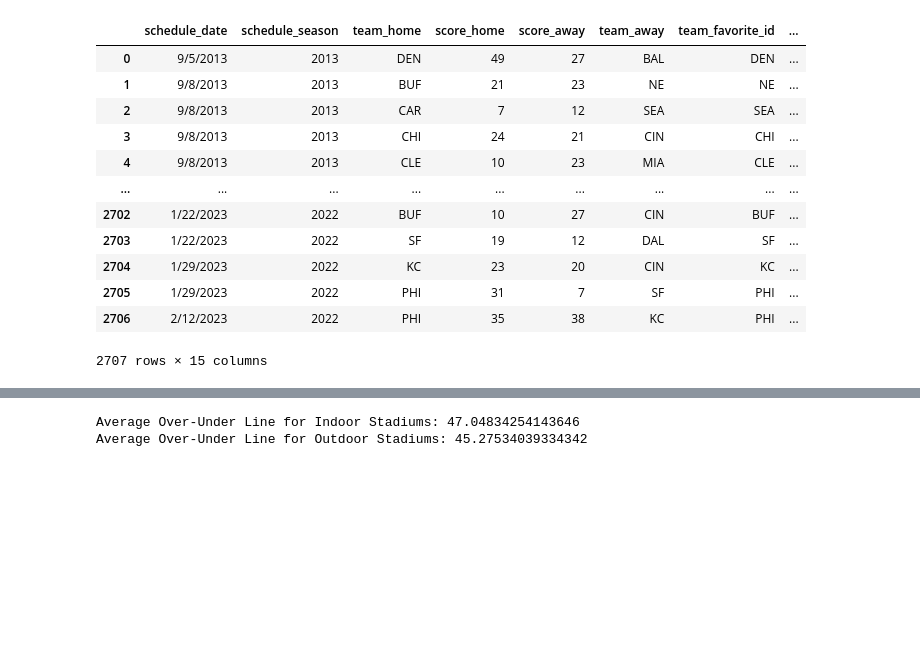
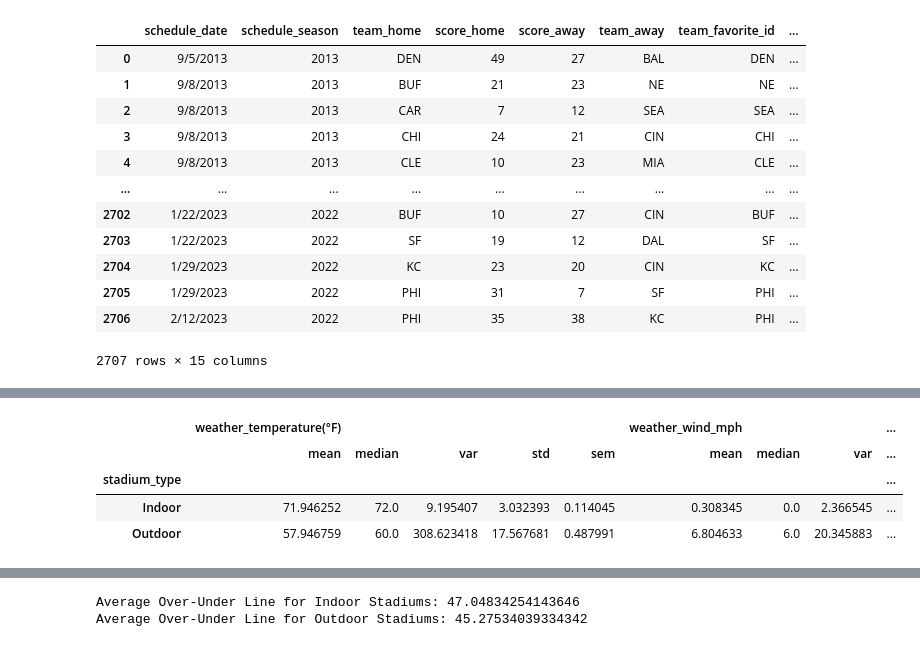
Before and after one commit to dadario10/Betting_Analytics_Project, a Jupyter notebook: stadiums.ipynb, the cells around one changed output, grey strips where cells are left out. Saved outputs shown, nothing was run; the diff lists cells and outputs as text; code cells hidden in the pictures; blank space fills up the shorter version.

```diff
--- a/stadiums.ipynb
+++ b/stadiums.ipynb
@@ -221,0 +208,14 @@ over_under_stadium_df
+# %%
+# Analysis to see difference of weather between indoor and outdoor stadiums
+#summary statistics table for weather metrics of indoor vs. outdoor stadiums
+weather_agg = winner_stadium_df.groupby(["stadium_type"])[["weather_temperature(°F)", "weather_wind_mph", "weather_humidity(%)"]
+                                                          ].agg(["mean", "median", "var", "std", "sem"], skipna=False)
+weather_agg
+
+# 71.94(°F) is 22.18 Celsius, 57.94(°F) is 14.411 celsius
+# %% [output]
+|  | weather_temperature(°F) |  |  |  |  | weather_wind_mph |  |  | ... |
+|  | mean | median | var | std | sem | mean | median | var | ... |
+| stadium_type |  |  |  |  |  |  |  |  | ... |
+| Indoor | 71.946252 | 72.0 | 9.195407 | 3.032393 | 0.114045 | 0.308345 | 0.0 | 2.366545 | ... |
+| Outdoor | 57.946759 | 60.0 | 308.623418 | 17.567681 | 0.487991 | 6.804633 | 6.0 | 20.345883 | ... |
```
Also changed, not shown: parts of 24 cells of this notebook, 13 other files.
